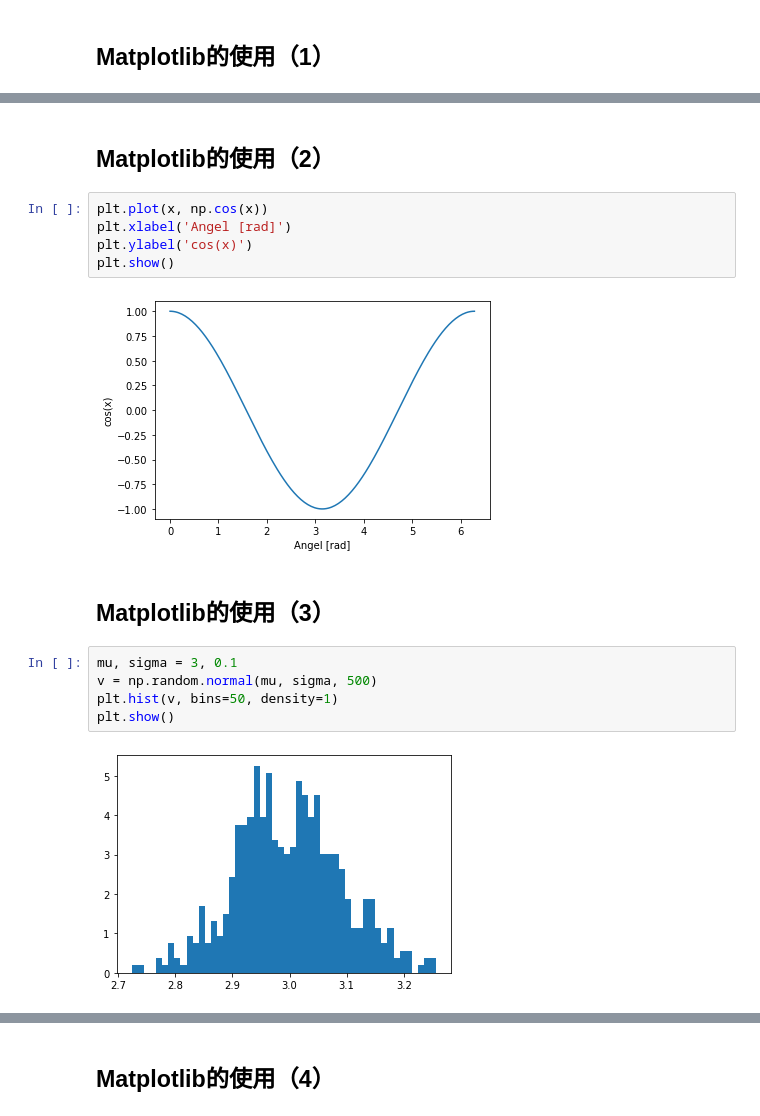
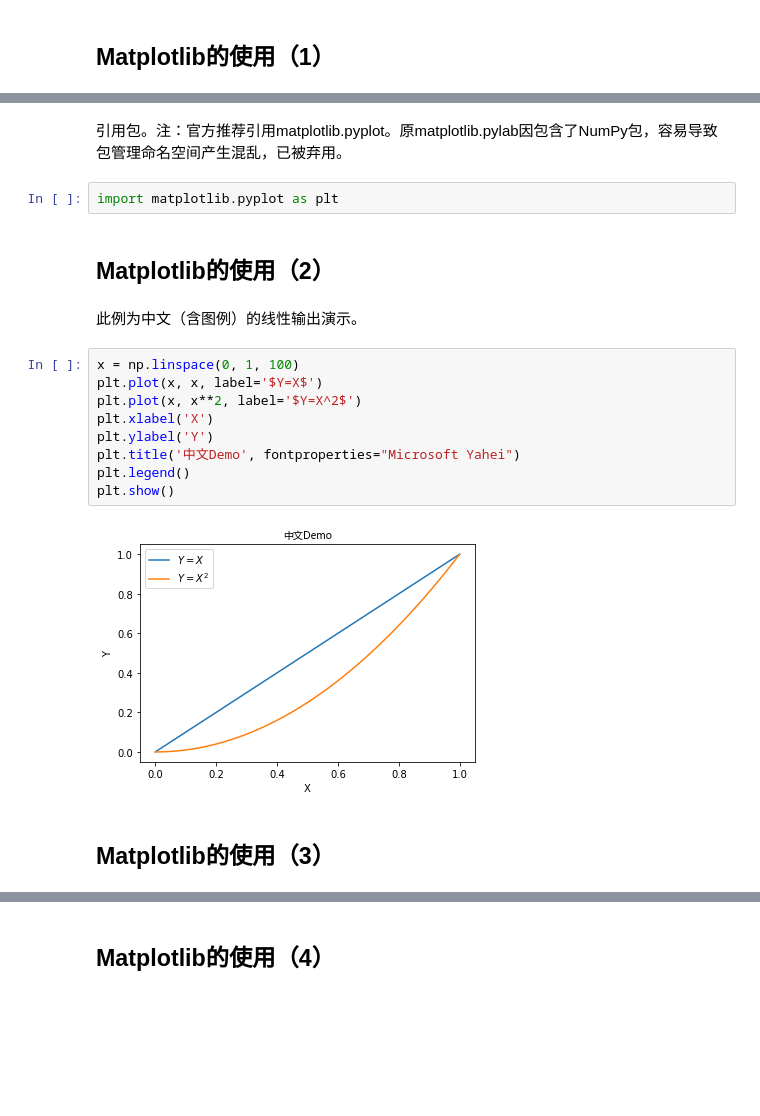
Before and after one commit to dyslab/jnb-sample, a Jupyter notebook: slideshow/slideshow_demo.ipynb, the cells around one changed output, grey strips where cells are left out. Saved outputs shown, nothing was run; the diff lists cells and outputs as text; blank space fills up the shorter version.

```diff
--- a/slideshow/slideshow_demo.ipynb
+++ b/slideshow/slideshow_demo.ipynb
@@ -73,18 +63,21 @@ plt.show()
+# %% [markdown]
+引用包。注：官方推荐引用matplotlib.pyplot。原matplotlib.pylab因包含了NumPy包，容易导致包管理命名空间产生混乱，已被弃用。
+# %%
+import matplotlib.pyplot as plt
 # %% [markdown]
 ## Matplotlib的使用（2）
-# %%
-plt.plot(x, np.cos(x))
-plt.xlabel('Angel [rad]')
-plt.ylabel('cos(x)')
-plt.show()
-# %% [output]
-[figure, removed]
+# %% [markdown]
+此例为中文（含图例）的线性输出演示。
+# %%
+x = np.linspace(0, 1, 100)
+plt.plot(x, x, label='$Y=X$')
+plt.plot(x, x**2, label='$Y=X^2$')
+plt.xlabel('X')
+plt.ylabel('Y')
+plt.title('中文Demo', fontproperties="Microsoft Yahei")
+plt.legend()
+plt.show()
+# %% [output]
+[figure, added]
 # %% [markdown]
 ## Matplotlib的使用（3）
-# %%
-mu, sigma = 3, 0.1
-v = np.random.normal(mu, sigma, 500)
-plt.hist(v, bins=50, density=1)
-plt.show()
-# %% [output]
-[figure, removed]
```
Also changed, not shown: parts of 17 cells of this notebook, 2 other files.
